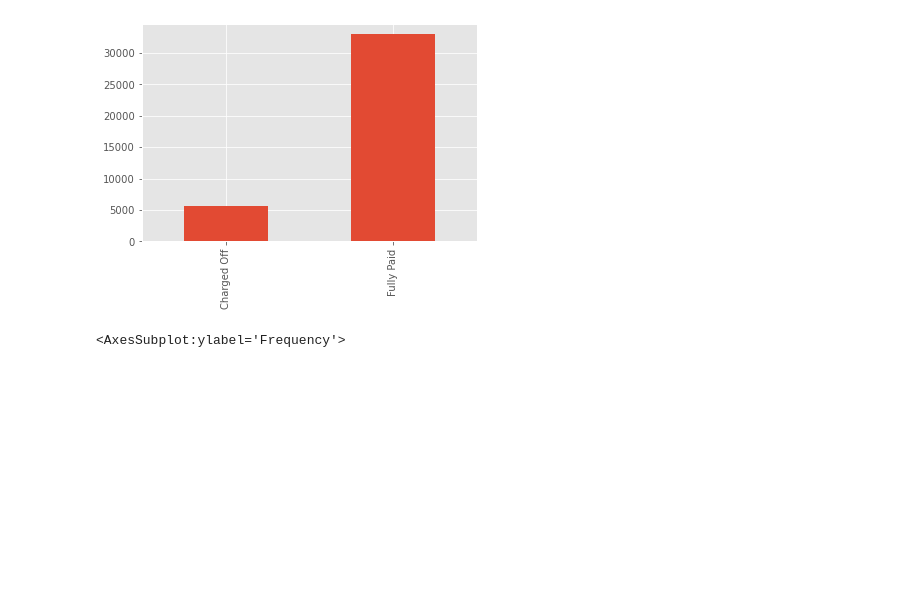
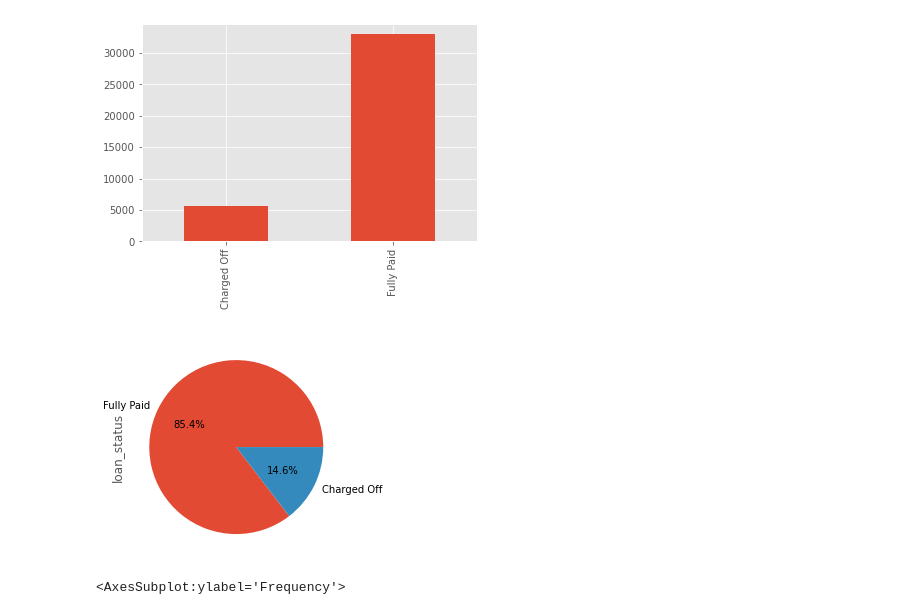
Before and after one commit to tvss93/Lending_Club_Case_Study, a Jupyter notebook: EDA.ipynb, the cells around one changed output. Saved outputs shown, nothing was run; the diff lists cells and outputs as text; code cells hidden in the pictures; blank space fills up the shorter version.

```diff
--- a/EDA.ipynb
+++ b/EDA.ipynb
@@ -285,3 +382,8 @@ non_null_df2['loan_status'].value_counts().sort_index().plot.bar()
+# %%
+non_null_df2["loan_status"].value_counts(1).plot(kind="pie",autopct="%.1f%%")
+plt.show()
+# %% [output]
+[figure, added]
 # %%
 # Univariate - Categorical - Ordered - histogram plot
 non_null_df2['emp_length'].plot.hist()
```
Also changed, not shown: parts of 34 cells of this notebook.
